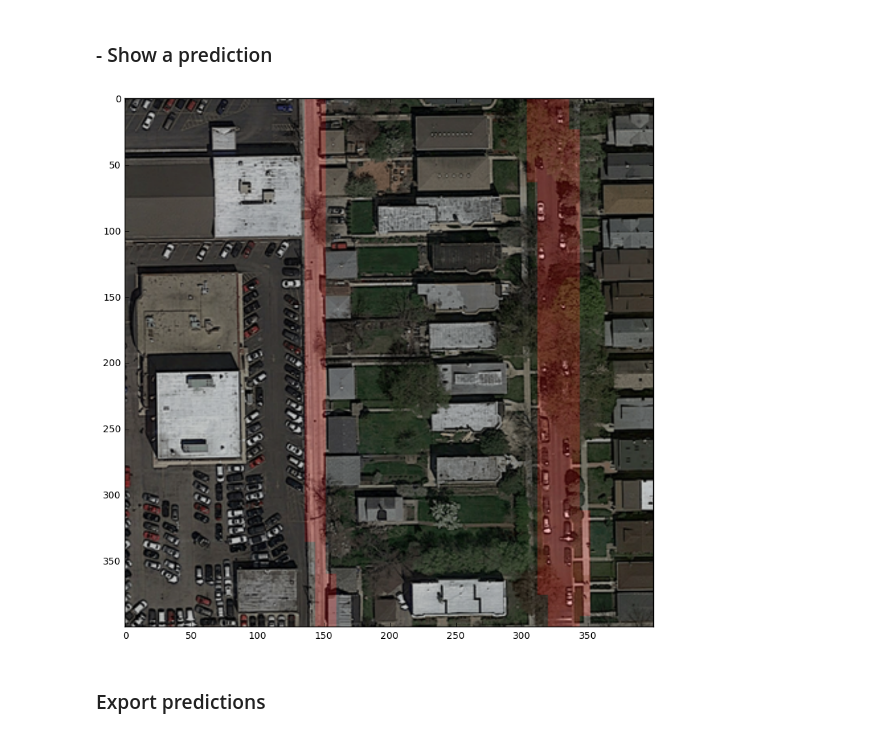
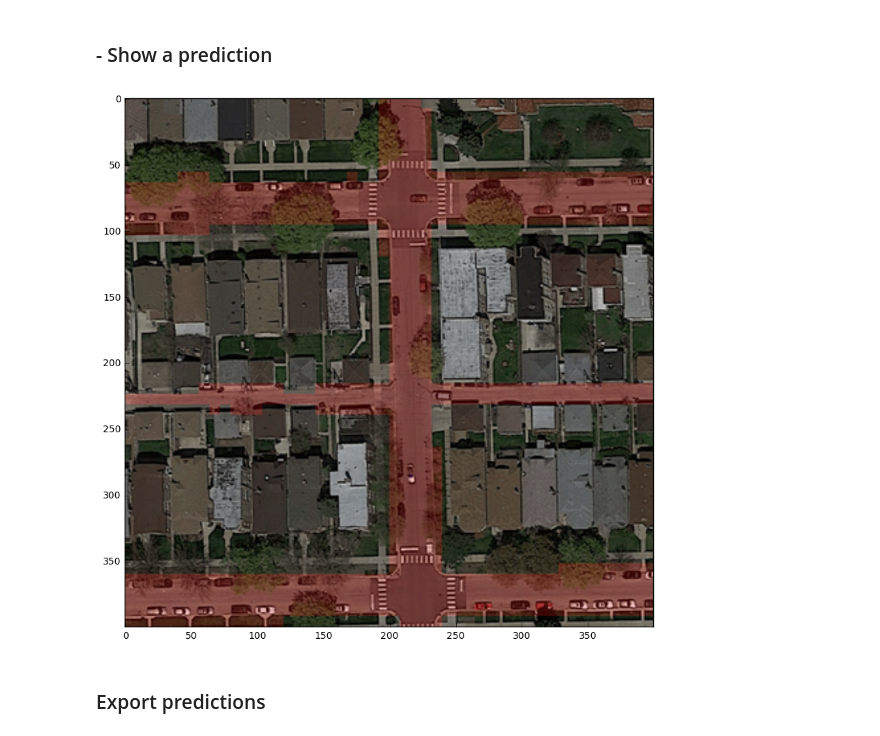
Before and after one commit to NiccoloSacchi/road-segmentation, a Jupyter notebook: scripts/segment_aerial_images_cnn_val.ipynb, the cells around one changed output. Cells and saved outputs as stored; diff of their text form; code cells hidden in the pictures.

Commit message:
trained model with larger features

```diff
--- a/scripts/segment_aerial_images_cnn_val.ipynb
+++ b/scripts/segment_aerial_images_cnn_val.ipynb
@@ -123,10 +123,10 @@ None
 - Otherwise load a previous model
 # %%
 # give the folder
-folder_name = "model_2017-12-16_185451"
+folder_name = "model_2017-12-17_130123"
 model_path = "..\models\\"+folder_name
 model = CnnModel(model_n = 7,model_path=model_path)
-model.load() # load the model and its weights
-#model.load_weights(model_path+"model-model_leakyrelu_maxpooling")
+#model.load() # load the model and its weights
+model.load_weights("2017-12-17_160742_best-weightsmodel_leakyrelu_maxpooling.hdf5")
 model.summary()
 # %% [output]
@@ -157,7 +157,7 @@ train.X.shape[0]
 # pass a batch size which is a factor of train.shape[0] so that all the batches are fo the same size
 from cnn_models import *
 
-num_epochs=1000
+num_epochs=30
 batch_size=4
 _ = model.train(train, test=test, num_epochs=num_epochs, batch_size=batch_size, monitor='loss')
 # %% [output]
@@ -244,17 +228,17 @@ Normalized confusion matrix
 [figure]
 # %%
 #and reset the train set as full dataset
-test_ratio = 0.2
+test_ratio = 0.04
 train, test = split_train_test(imgs, gt_imgs, test_ratio=test_ratio, seed=1)
 # %% [markdown]
 ### - Show a prediction
 # %%
 # choose an image to predict (or part of it)
-img = train.X[63][:, :]
+img = train.X[33][:, :]
 
 model.display_prediction(img, ax=None)
 # %% [output]
-[figure, old version]
+[figure, new version]
 # %% [markdown]
 ### Export predictions
 # %%
```
Also changed, not shown: parts of 6 cells of this notebook, 12 other files.
